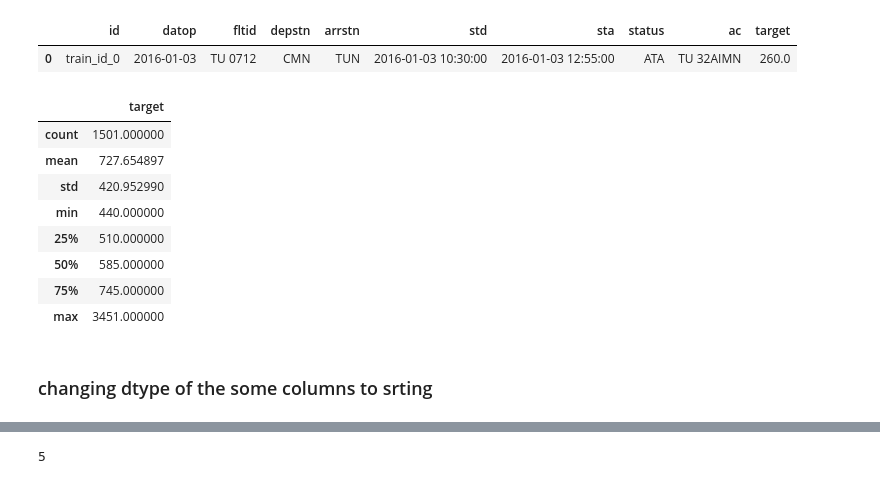
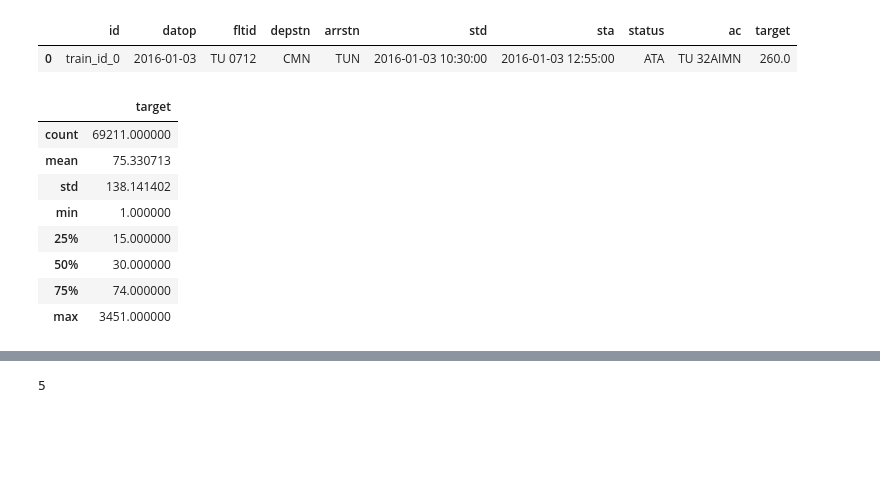
Before and after one commit to edierik/ml_project_flight_delay, a Jupyter notebook: EDA_Modeling_Flight_Delay.ipynb, the cells around one changed output, grey strips where cells are left out. Cells and saved outputs as stored; diff of their text form; code cells hidden in the pictures; blank space fills up the shorter version.

```diff
--- a/EDA_Modeling_Flight_Delay.ipynb
+++ b/EDA_Modeling_Flight_Delay.ipynb
@@ -221,16 +224,14 @@ df.head(1)
 |  | id | datop | fltid | depstn | arrstn | std | sta | status | ac | target |
 | 0 | train_id_0 | 2016-01-03 | TU 0712 | CMN | TUN | 2016-01-03 10:30:00 | 2016-01-03 12:55:00 | ATA | TU 32AIMN | 260.0 |
 # %%
-df[(df.status == 'ATA') & (df.target >=440)].describe()
+df[(df.status == 'ATA') & (df.target > 0)].describe()
 # %% [output]
 |  | target |
-| count | 1501.000000 |
-| mean | 727.654897 |
-| std | 420.952990 |
-| min | 440.000000 |
-| 25% | 510.000000 |
-| 50% | 585.000000 |
-| 75% | 745.000000 |
+| count | 69211.000000 |
+| mean | 75.330713 |
+| std | 138.141402 |
+| min | 1.000000 |
+| 25% | 15.000000 |
+| 50% | 30.000000 |
+| 75% | 74.000000 |
 | max | 3451.000000 |
-# %% [markdown]
-### changing  dtype of the some columns to srting
```
Also changed, not shown: parts of 68 cells of this notebook.
